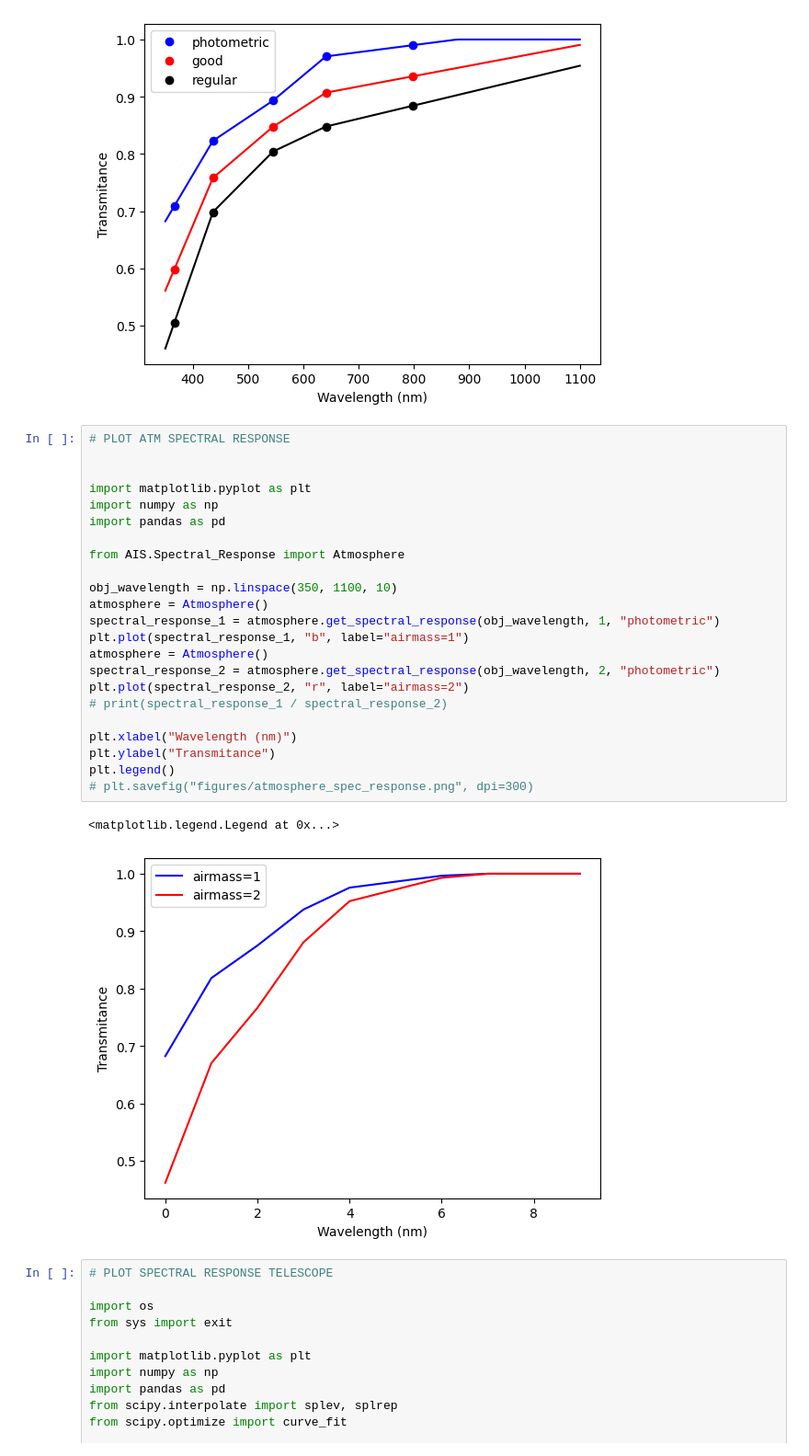
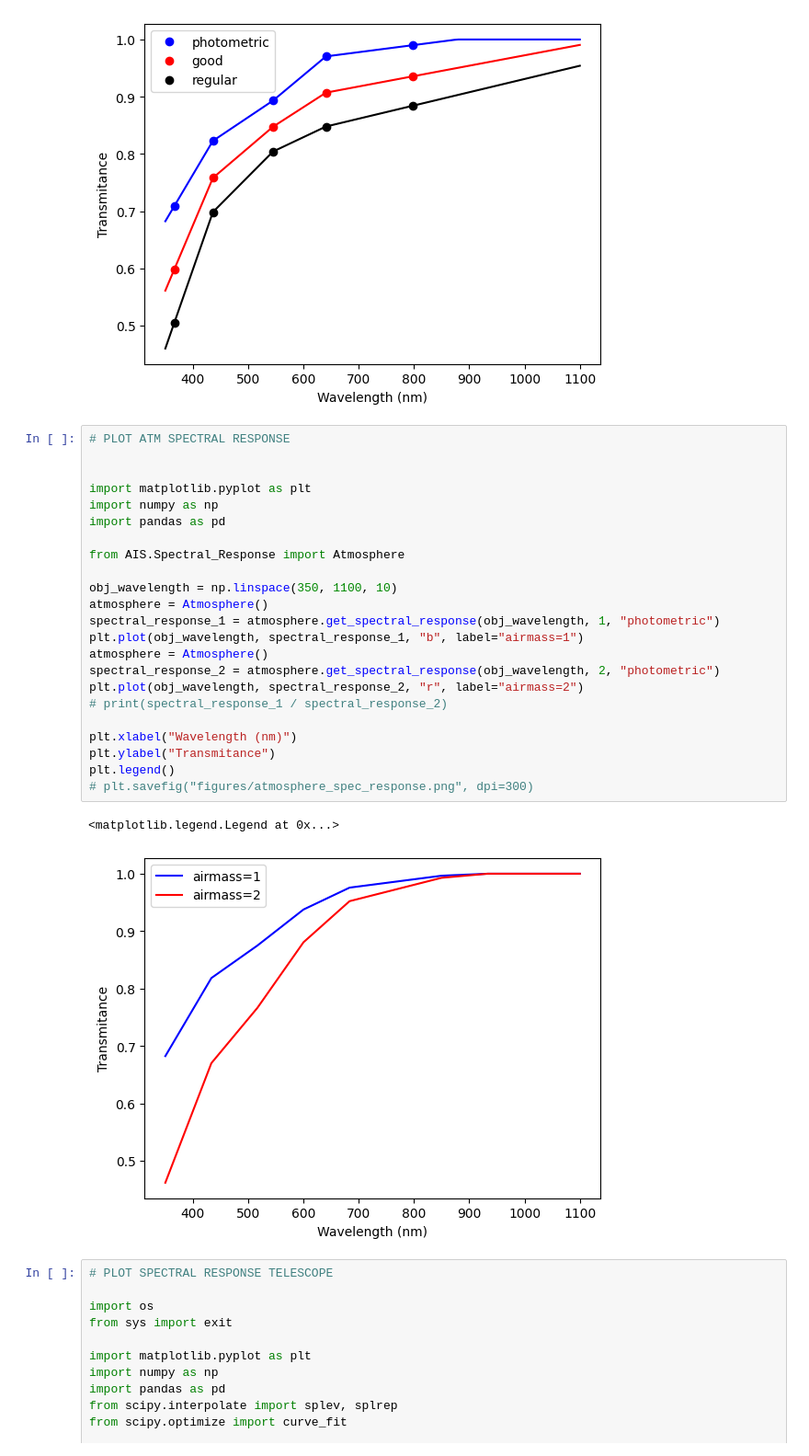
Before and after one commit to DBernardes/AIS, a Jupyter notebook: notebook/spectral_responses.ipynb, the cells around one changed output. Shown: that part at 92% size. Saved outputs shown, nothing was run; the diff lists cells and outputs as text.

```diff
--- a/notebook/spectral_responses.ipynb
+++ b/notebook/spectral_responses.ipynb
@@ -252,29 +252,29 @@ plt.savefig("figures/atmosphere_spec_response.png", dpi=300)
 # %%
 # PLOT ATM SPECTRAL RESPONSE
 
 
 import matplotlib.pyplot as plt
 import numpy as np
 import pandas as pd
 
 from AIS.Spectral_Response import Atmosphere
 
 obj_wavelength = np.linspace(350, 1100, 10)
 atmosphere = Atmosphere()
 spectral_response_1 = atmosphere.get_spectral_response(obj_wavelength, 1, "photometric")
-plt.plot(spectral_response_1, "b", label="airmass=1")
+plt.plot(obj_wavelength, spectral_response_1, "b", label="airmass=1")
 atmosphere = Atmosphere()
 spectral_response_2 = atmosphere.get_spectral_response(obj_wavelength, 2, "photometric")
-plt.plot(spectral_response_2, "r", label="airmass=2")
+plt.plot(obj_wavelength, spectral_response_2, "r", label="airmass=2")
 # print(spectral_response_1 / spectral_response_2)
 
 plt.xlabel("Wavelength (nm)")
 plt.ylabel("Transmitance")
 plt.legend()
 # plt.savefig("figures/atmosphere_spec_response.png", dpi=300)
 # %% [output]
 <matplotlib.legend.Legend at 0x...>
-[figure, old version]
+[figure, new version]
 # %%
 # PLOT SPECTRAL RESPONSE TELESCOPE
 
```
Also changed, not shown: 2 other files.
